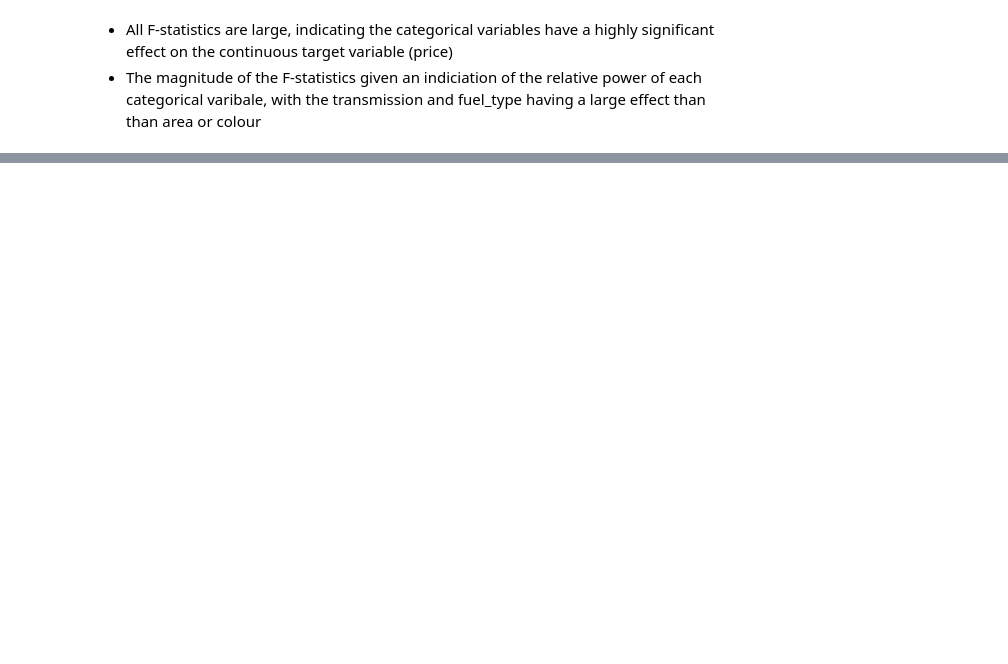
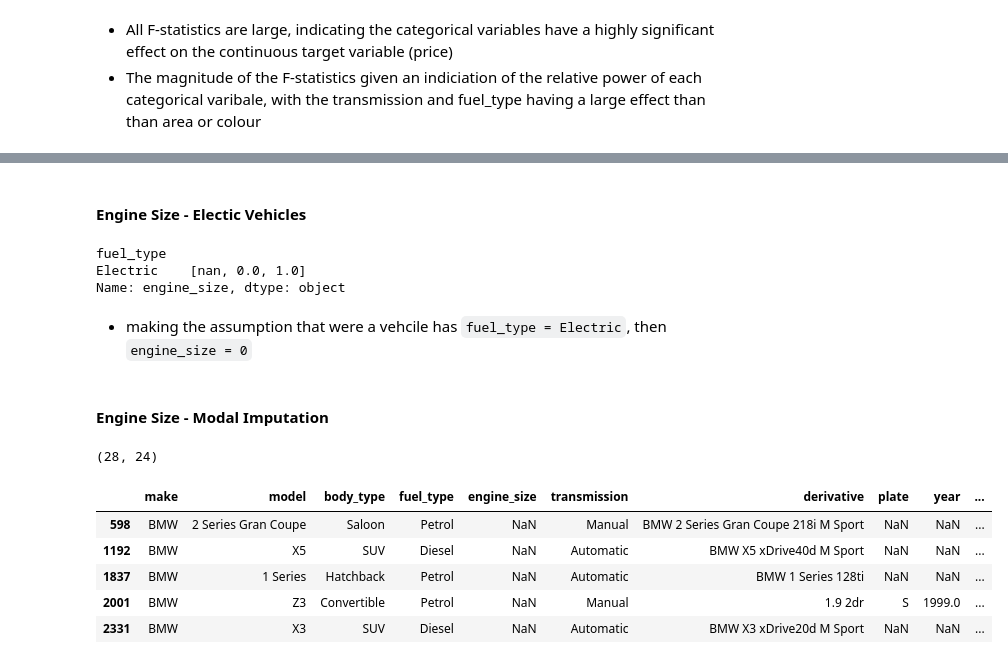
Before and after one commit to wesraynbirdtilbury/wrt_at, a Jupyter notebook: vehicle_price_prediction/vehicle_price_prediction/src/eda/eda.ipynb, the cells around one changed output, grey strips where cells are left out. Cells and saved outputs as stored; diff of their text form; code cells hidden in the pictures; blank space fills up the shorter version.

```diff
--- a/vehicle_price_prediction/vehicle_price_prediction/src/eda/eda.ipynb
+++ b/vehicle_price_prediction/vehicle_price_prediction/src/eda/eda.ipynb
@@ -620,0 +517,29 @@ area: ANOVA F-statistic: 6.1047411394884215, p-value: 1.7938186053528378e-79
+# %% [markdown]
+#### Engine Size - Electic Vehicles
+# %%
+# examining engine_size of `fuel_type = Electric`
+df_temp.query("fuel_type == 'Electric'").groupby(["fuel_type"])["engine_size"].unique()
+# %% [output]
+fuel_type
+Electric    [nan, 0.0, 1.0]
+Name: engine_size, dtype: object
+# %% [markdown]
+- making the assumption that were a vehcile has `fuel_type = Electric`, then `engine_size = 0`
+# %%
+# replace `Electric` `fuel_type` vehicles `engine_size` with 0
+df_temp.loc[(df_temp["fuel_type"] == "Electric"), "engine_size"] = 0
+# %% [markdown]
+#### Engine Size - Modal Imputation
+# %%
+# subset for engine_size missing values - mid imputation
+df_missing = df_temp[df_temp["engine_size"].isna() == True]
+print(df_missing.shape)
+df_missing.head(5)
+# %% [output]
+(28, 24)
+|  | make | model | body_type | fuel_type | engine_size | transmission | derivative | plate | year | ... |
+| 598 | BMW | 2 Series Gran Coupe | Saloon | Petrol | NaN | Manual | BMW 2 Series Gran Coupe 218i M Sport | NaN | NaN | ... |
+| 1192 | BMW | X5 | SUV | Diesel | NaN | Automatic | BMW X5 xDrive40d M Sport | NaN | NaN | ... |
+| 1837 | BMW | 1 Series | Hatchback | Petrol | NaN | Automatic | BMW 1 Series 128ti | NaN | NaN | ... |
+| 2001 | BMW | Z3 | Convertible | Petrol | NaN | Manual | 1.9 2dr | S | 1999.0 | ... |
+| 2331 | BMW | X3 | SUV | Diesel | NaN | Automatic | BMW X3 xDrive20d M Sport | NaN | NaN | ... |
```
Also changed, not shown: parts of 75 cells of this notebook.
